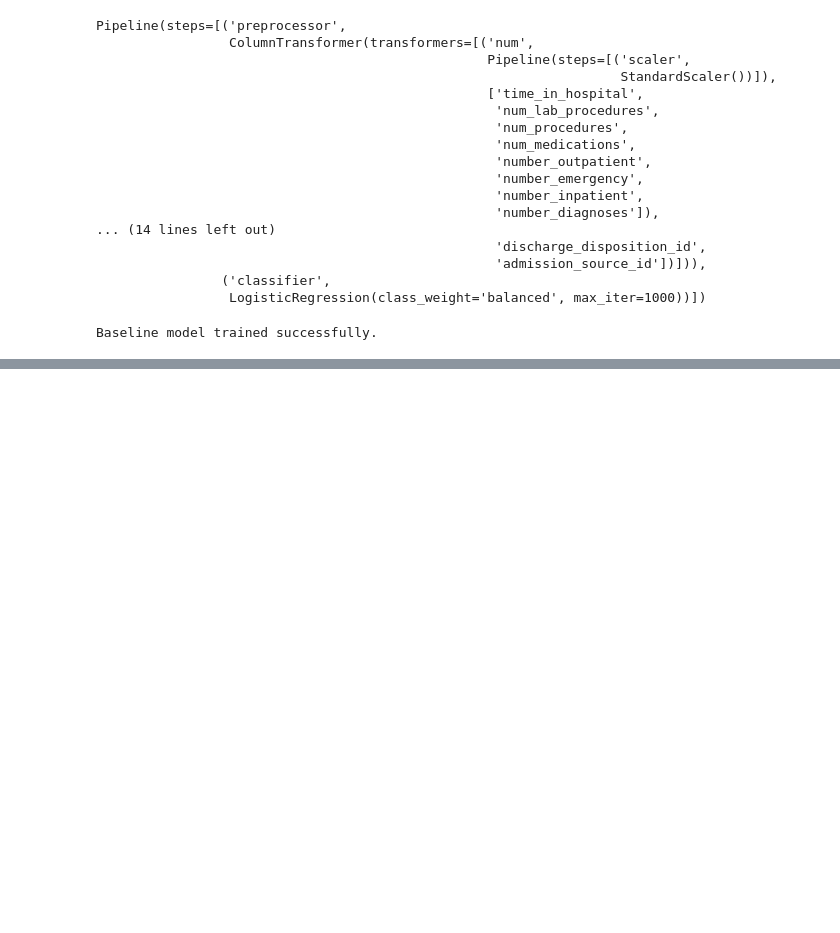
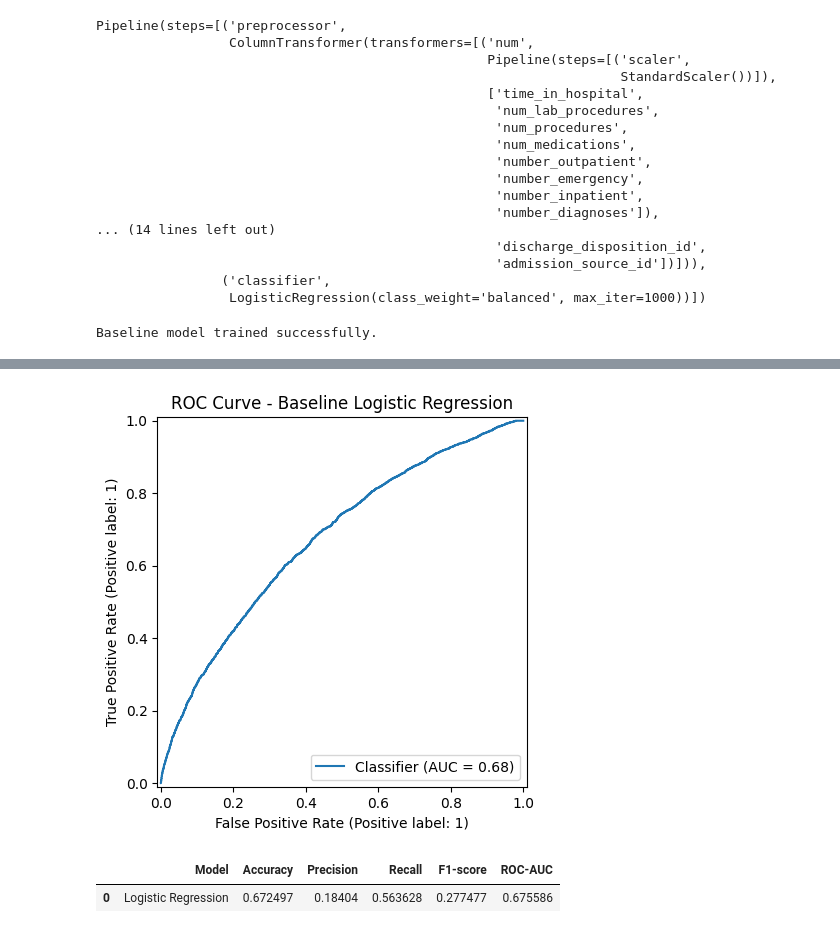
Before and after one commit to Ziyad-Mghari/End-to-End-ML-System-for-Hospital-Readmission-Risk-Prediction, a Jupyter notebook: notebooks/01_exploratory_data_analysis.ipynb, the cells around one changed output, grey strips where cells are left out. Drawn from its saved outputs; the diff is of its cells as text; code cells hidden in the pictures; blank space fills up the shorter version.

```diff
--- a/notebooks/01_exploratory_data_analysis.ipynb
+++ b/notebooks/01_exploratory_data_analysis.ipynb
@@ -642,0 +742,29 @@ Baseline model trained successfully.
+# %%
+# The ROC curve shows the trade-off between true positive rate and false positive rate.
+# It helps evaluate the quality of the predicted risk scores.
+
+from sklearn.metrics import RocCurveDisplay
+
+RocCurveDisplay.from_predictions(y_test, y_proba)
+
+plt.title("ROC Curve - Baseline Logistic Regression")
+plt.show()
+# %% [output]
+[figure, added]
+# %%
+# We store the baseline model metrics in a small DataFrame.
+# This makes the results easier to read and reuse later in the README or report.
+
+baseline_results = pd.DataFrame({
+    "Model": ["Logistic Regression"],
+    "Accuracy": [accuracy],
+    "Precision": [precision],
+    "Recall": [recall],
+    "F1-score": [f1],
+    "ROC-AUC": [roc_auc]
+})
+
+baseline_results
+# %% [output]
+|  | Model | Accuracy | Precision | Recall | F1-score | ROC-AUC |
+| 0 | Logistic Regression | 0.672497 | 0.18404 | 0.563628 | 0.277477 | 0.675586 |
```
Also changed, not shown: parts of 7 cells of this notebook.
